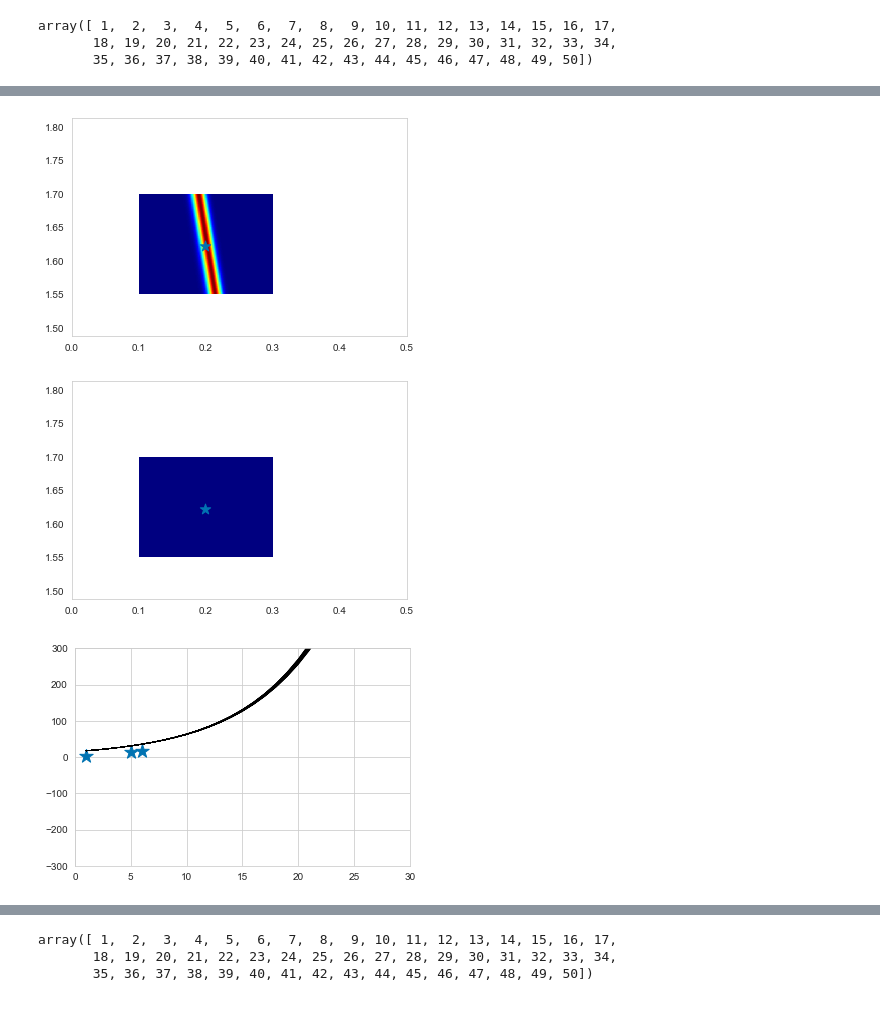
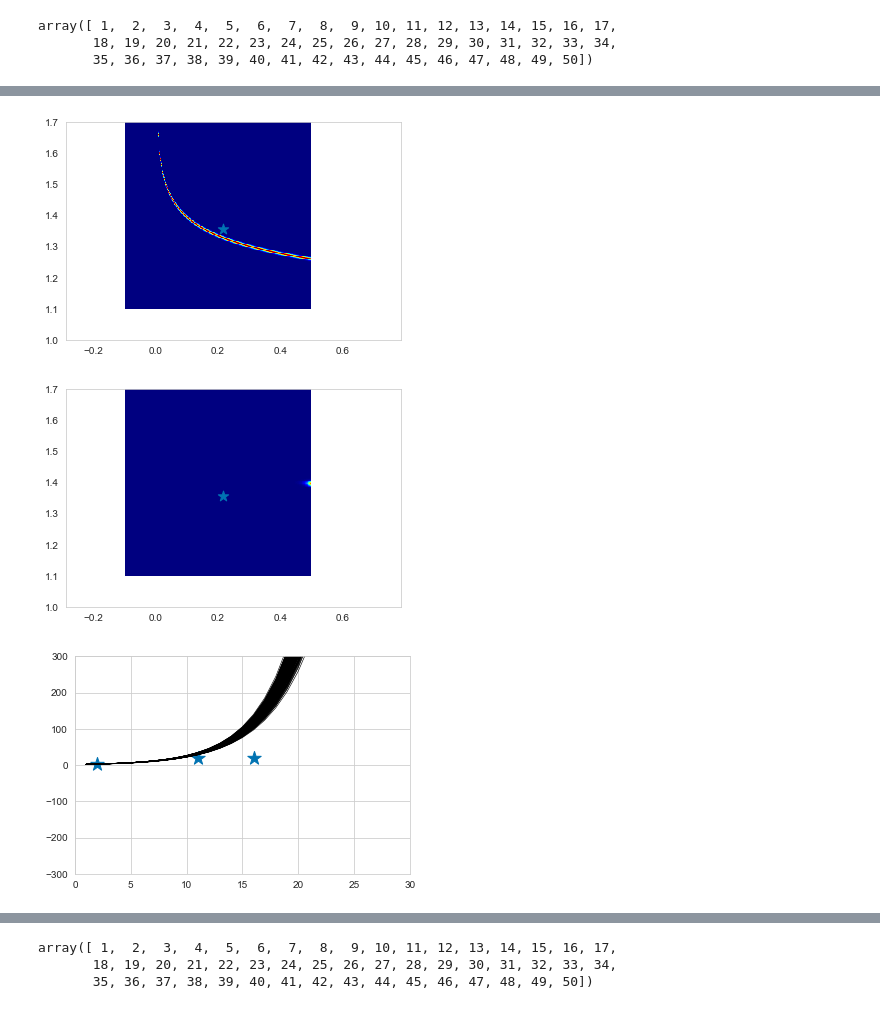
Before and after one commit to Alexeiyaganov/made_advanced_ml, a Jupyter notebook: hw1/hw1_notebook.ipynb, the cells around one changed output, grey strips where cells are left out. Saved outputs shown, nothing was run; the diff lists cells and outputs as text; code cells hidden in the pictures.

```diff
--- a/hw1/hw1_notebook.ipynb
+++ b/hw1/hw1_notebook.ipynb
@@ -179,7 +187,7 @@ def myplot_sample_lines(mu, sigma, n=20, points=None):
     my_w = np.random.multivariate_normal(mu, sigma, n)
 
     for w in my_w:
-        plt.plot(xs, np.exp(w[0]*xs + w[1]), 'k-', lw=.6)
+        plt.plot(xs, w[0]*w[1]**xs, 'k-', lw=.6)
     plt.ylim((-300, 300))
     plt.xlim((0, 30))
     if not points is None:
@@ -196,8 +204,8 @@ myplot_sample_lines(cur_mu, cur_sigma, 20)
 # %%
-def get_likelihood(px, py, sigma=0.05):
-    return lambda x : np.exp(-(np.exp(x[0]*px + x[1]) - py) ** 2) / (2 * sigma * np.sqrt(2.*np.pi))
+def get_likelihood(px, py, sigma=5):
+    return lambda x : np.exp(-(x[0]*x[1]**px - py) ** 2) / (2 * sigma * np.sqrt(2.*np.pi))
 
-px, py = xs[0], np.array(df['total_cases'][:r])[0]
+px, py = xs[1], np.array(df['total_cases'][:r])[1]
 cur_likelihood = get_likelihood(px, py)
 print(cur_likelihood)
 Z = np.array([[ cur_likelihood(pos[i, j]) for j in range(pos.shape[1])] for i in range(pos.shape[0])])
@@ -215,6 +223,6 @@ myplot_heatmap(Z)
 # %%
-def bayesian_update(mu, sigma, x, y, sigma_noise=0.0005):
-    x_matrix = np.array([[1, x]])
+def bayesian_update(mu, sigma, x, y, sigma_noise=.1):
+    x_matrix = np.array([[1] + [i for i in x]])
     sigma_n = np.linalg.inv(np.linalg.inv(sigma)+ (1 / (sigma_noise ** 2)) * np.matmul(np.transpose(x_matrix), x_matrix) )
     mu_n = np.matmul(sigma_n, np.matmul(np.linalg.inv(sigma), np.transpose(mu)) + (1 / (sigma_noise ** 2)) * np.matmul(np.transpose(x_matrix), np.array([y]) ) )
     return mu_n, sigma_n
@@ -273,5 +286,5 @@ plot_predictions(xs, cur_mu, x, [[px], [py]])
 # %%
-px2, py2 = xs[4], np.array(df['total_cases'][:r])[4]
+px2, py2 = xs[10], np.array(df['total_cases'][:r])[7]
 cur_likelihood = get_likelihood(px2, py2)
 Z = np.array([[ cur_likelihood(pos[i, j]) for j in range(pos.shape[1])] for i in range(pos.shape[0])])
 
@@ -310,19 +323,19 @@ plot_predictions(xs, cur_mu, x, [[px, px2], [py, py2]])
 # %%
-px3, py3 = xs[5], np.array(df['total_cases'][:r])[5]
+px3, py3 = xs[15], np.array(df['total_cases'][:r])[8]
 cur_likelihood = get_likelihood(px3, py3)
 Z = np.array([[ cur_likelihood(pos[i, j]) for j in range(pos.shape[1])] for i in range(pos.shape[0])])
 myplot_heatmap(Z)
 plt.show()
 cur_mu, cur_sigma = bayesian_update(cur_mu, cur_sigma, px3, py3)
 Z = multivariate_normal.pdf(pos, mean=cur_mu, cov=cur_sigma)
 myplot_heatmap(Z)
 plt.show()
 myplot_sample_lines(cur_mu, cur_sigma, n=200, points=[[px, px2, px3], [py, py2, py3]])
 plt.show()
 # %% [output]
-[figure, old version]
+[figure, new version]
-[figure, old version]
+[figure, new version]
-[figure, old version]
+[figure, new version]
 # %%
 x = sample_statistics(cur_mu, cur_sigma, xs, n=2000)
 plot_predictions(xs, cur_mu, x, [[px, px2, px3], [py, py2, py3]])
```
Also changed, not shown: parts of 34 cells of this notebook, 1 other file.
